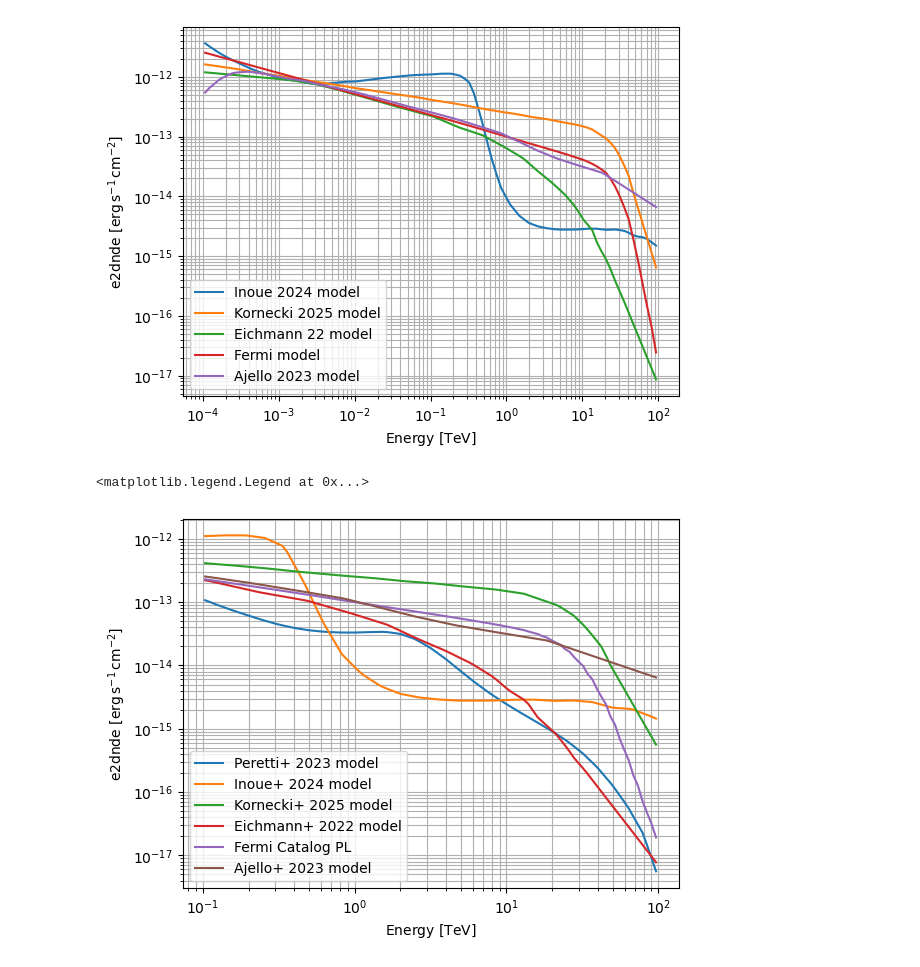
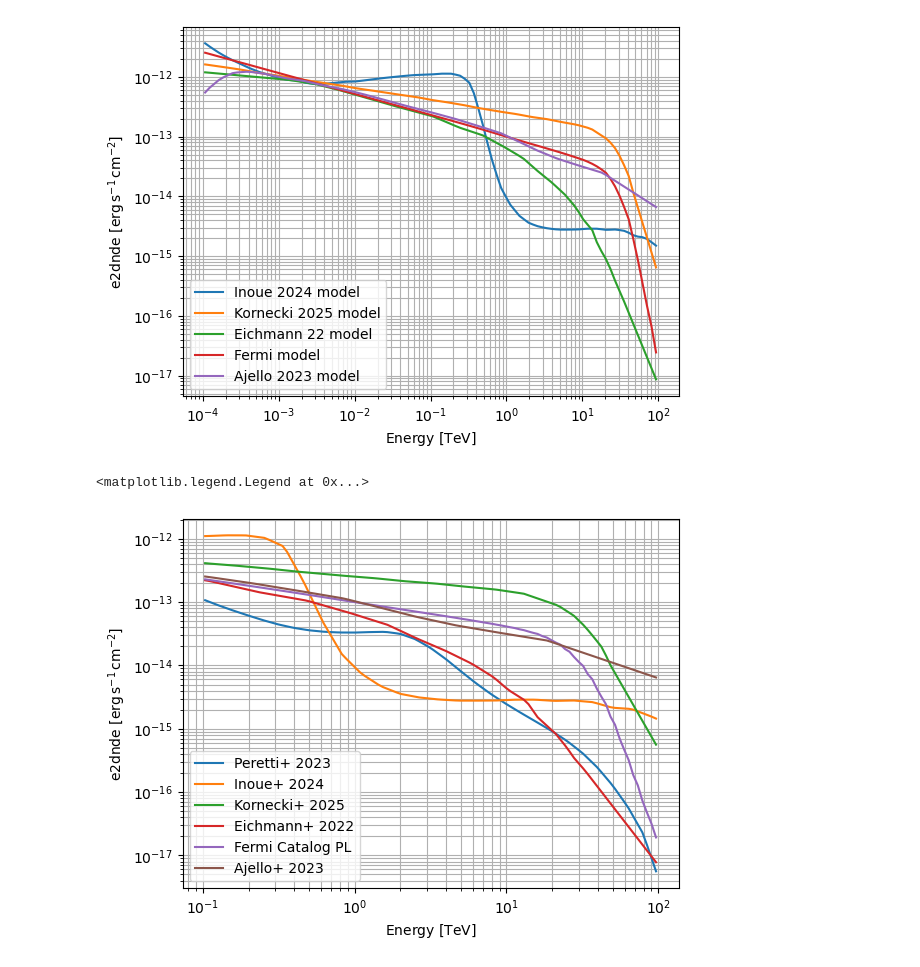
Before and after one commit to tcaba2/MASS_Thesis, a Jupyter notebook: simulations/Comparison.ipynb, the cells around one changed output. Cells and saved outputs as stored; diff of their text form; code cells hidden in the pictures.

```diff
--- a/simulations/Comparison.ipynb
+++ b/simulations/Comparison.ipynb
@@ -160,13 +160,13 @@ values = data['flux[MeV^-1cm^-2s^-1]'] *1.0 / (u.MeV * u.cm **2.0 * u.s)
 
 template_spec_model_5 = TemplateSpectralModel(energy=energy, values=values)
 
-template_spec_model_5.plot(energy_bounds, sed_type="e2dnde", label="Peretti+ 2023 model")
-template_spec_model_4.plot(energy_bounds, sed_type="e2dnde", label="Inoue+ 2024 model")
-template_spec_model_3.plot(energy_bounds, sed_type="e2dnde", label="Kornecki+ 2025 model")
-template_spec_model_2.plot(energy_bounds, sed_type="e2dnde", label="Eichmann+ 2022 model")
+template_spec_model_5.plot(energy_bounds, sed_type="e2dnde", label="Peretti+ 2023")
+template_spec_model_4.plot(energy_bounds, sed_type="e2dnde", label="Inoue+ 2024")
+template_spec_model_3.plot(energy_bounds, sed_type="e2dnde", label="Kornecki+ 2025")
+template_spec_model_2.plot(energy_bounds, sed_type="e2dnde", label="Eichmann+ 2022")
 opts = dict(sed_type="e2dnde", yunits=u.Unit("erg cm-2 s-1"))
 spectral_model.plot(energy_bounds, **opts, label="Fermi Catalog PL")
-template_spec_model.plot(energy_bounds, sed_type="e2dnde", label="Ajello+ 2023 model")
+template_spec_model.plot(energy_bounds, sed_type="e2dnde", label="Ajello+ 2023")
 
 # Load data
 data = ascii.read("/Users/tharacaba/Desktop/Tesis_2/MASS_Thesis/simulations/stacking_Fermi/stacking.csv")
@@ -213,31 +213,31 @@ plt.legend(loc="best")
 # df_ul.columns = ['energy', 'energy_min', 'energy_max', 'flux_UL']
 
 # # Convert columns to numeric
 # df_ul['energy'] = pd.to_numeric(df_ul['energy'], errors='coerce')
 # df_ul['energy_min'] = pd.to_numeric(df_ul['energy_min'], errors='coerce')
 # df_ul['energy_max'] = pd.to_numeric(df_ul['energy_max'], errors='coerce')
 # df_ul['flux_UL'] = pd.to_numeric(df_ul['flux_UL'], errors='coerce')
 
 # # Convert MAGIC energy from GeV to eV (1 GeV = 1e9 eV)
 # df_ul['energy'] = df_ul['energy'] * 0.001
 # df_ul['energy_min'] = df_ul['energy_min'] * 0.001
 # df_ul['energy_max'] = df_ul['energy_max'] * 0.001
 
 # # We'll define a small fraction of the flux as the 'error' so that the arrow is visible.
 # fraction = 0.2  # 20% of the flux, for example
 
 # # Use uplims=True to draw a downward arrow from the data point
 # plt.errorbar(
 #     df_ul['energy'],
 #     df_ul['flux_UL'],
 #     yerr = fraction * df_ul['flux_UL'],
 #     xerr=[df_ul['energy_min'], df_ul['energy_max']],
 #     fmt='o',         # 'o' marker at the flux limit
 #     uplims=True,     # arrow indicates flux is only bounded from above
 #     color='blue',
 #     capsize=3,       # length of the error bar caps
 #     label='MAGIC UL'
 # )
 # %% [output]
 <matplotlib.legend.Legend at 0x...>
-[figure, old version]
+[figure, new version]
```
Also changed, not shown: 4 other files.
